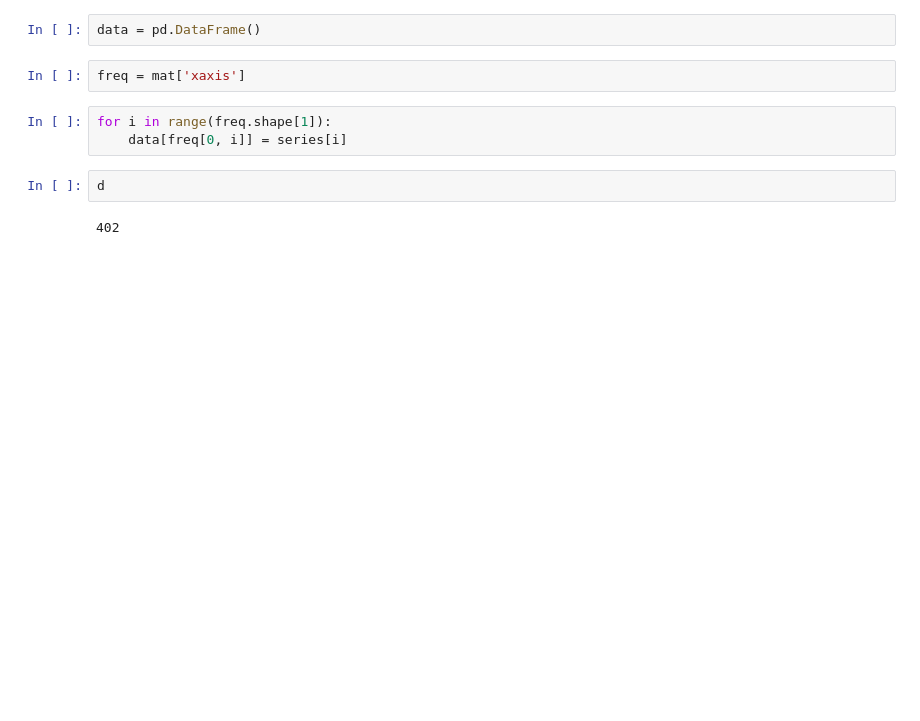
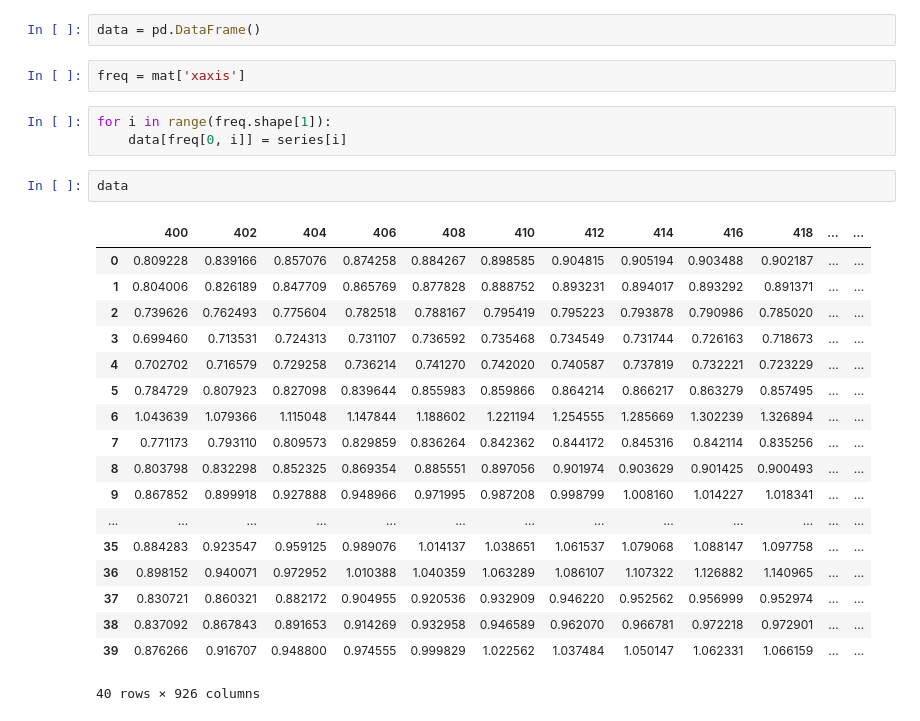
Before and after one commit to vipulbjj/kritsnam-technologies, a Jupyter notebook: svm regression.ipynb, the cells around one changed output. Saved outputs shown, nothing was run; the diff lists cells and outputs as text; blank space fills up the shorter version.

Commit message:
make pandas dataFrame

```diff
--- a/svm regression.ipynb
+++ b/svm regression.ipynb
@@ -38,7 +38,24 @@ freq = mat['xaxis']
 # %%
 for i in range(freq.shape[1]):
     data[freq[0, i]] = series[i]
-# %%
-d
-# %% [output]
-402
+# %%
+data
+# %% [output]
+|  | 400 | 402 | 404 | 406 | 408 | 410 | 412 | 414 | 416 | 418 | ... | ... |
+| 0 | 0.809228 | 0.839166 | 0.857076 | 0.874258 | 0.884267 | 0.898585 | 0.904815 | 0.905194 | 0.903488 | 0.902187 | ... | ... |
+| 1 | 0.804006 | 0.826189 | 0.847709 | 0.865769 | 0.877828 | 0.888752 | 0.893231 | 0.894017 | 0.893292 | 0.891371 | ... | ... |
+| 2 | 0.739626 | 0.762493 | 0.775604 | 0.782518 | 0.788167 | 0.795419 | 0.795223 | 0.793878 | 0.790986 | 0.785020 | ... | ... |
+| 3 | 0.699460 | 0.713531 | 0.724313 | 0.731107 | 0.736592 | 0.735468 | 0.734549 | 0.731744 | 0.726163 | 0.718673 | ... | ... |
+| 4 | 0.702702 | 0.716579 | 0.729258 | 0.736214 | 0.741270 | 0.742020 | 0.740587 | 0.737819 | 0.732221 | 0.723229 | ... | ... |
+| 5 | 0.784729 | 0.807923 | 0.827098 | 0.839644 | 0.855983 | 0.859866 | 0.864214 | 0.866217 | 0.863279 | 0.857495 | ... | ... |
+| 6 | 1.043639 | 1.079366 | 1.115048 | 1.147844 | 1.188602 | 1.221194 | 1.254555 | 1.285669 | 1.302239 | 1.326894 | ... | ... |
+| 7 | 0.771173 | 0.793110 | 0.809573 | 0.829859 | 0.836264 | 0.842362 | 0.844172 | 0.845316 | 0.842114 | 0.835256 | ... | ... |
+| 8 | 0.803798 | 0.832298 | 0.852325 | 0.869354 | 0.885551 | 0.897056 | 0.901974 | 0.903629 | 0.901425 | 0.900493 | ... | ... |
+| 9 | 0.867852 | 0.899918 | 0.927888 | 0.948966 | 0.971995 | 0.987208 | 0.998799 | 1.008160 | 1.014227 | 1.018341 | ... | ... |
+| ... | ... | ... | ... | ... | ... | ... | ... | ... | ... | ... | ... | ... |
+| 35 | 0.884283 | 0.923547 | 0.959125 | 0.989076 | 1.014137 | 1.038651 | 1.061537 | 1.079068 | 1.088147 | 1.097758 | ... | ... |
+| 36 | 0.898152 | 0.940071 | 0.972952 | 1.010388 | 1.040359 | 1.063289 | 1.086107 | 1.107322 | 1.126882 | 1.140965 | ... | ... |
+| 37 | 0.830721 | 0.860321 | 0.882172 | 0.904955 | 0.920536 | 0.932909 | 0.946220 | 0.952562 | 0.956999 | 0.952974 | ... | ... |
+| 38 | 0.837092 | 0.867843 | 0.891653 | 0.914269 | 0.932958 | 0.946589 | 0.962070 | 0.966781 | 0.972218 | 0.972901 | ... | ... |
+| 39 | 0.876266 | 0.916707 | 0.948800 | 0.974555 | 0.999829 | 1.022562 | 1.037484 | 1.050147 | 1.062331 | 1.066159 | ... | ... |
+40 rows × 926 columns
```
